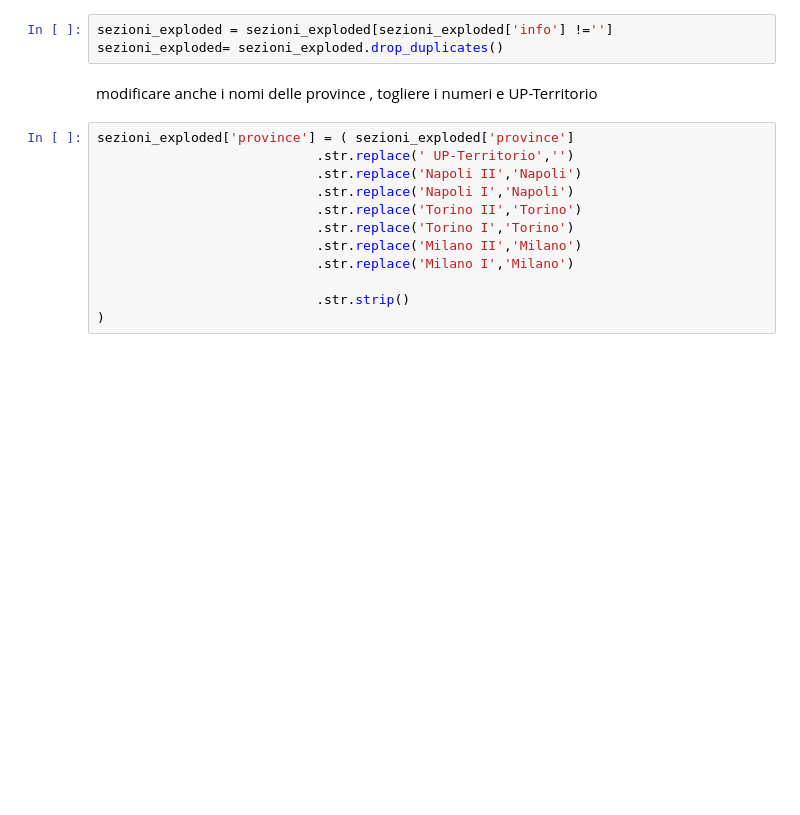
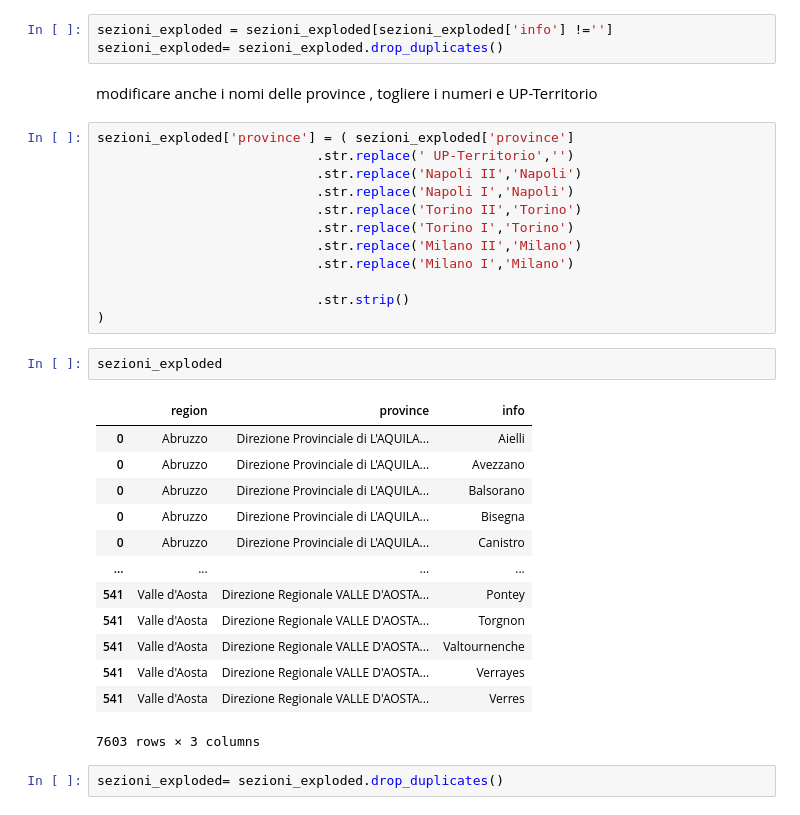
Before and after one commit to ClaudiaEsposit/Scraping_ade, a Jupyter notebook: mapping_sezioni_foro.ipynb, the cells around one changed output. Saved outputs shown, nothing was run; the diff lists cells and outputs as text; blank space fills up the shorter version.

```diff
--- a/mapping_sezioni_foro.ipynb
+++ b/mapping_sezioni_foro.ipynb
@@ -107,3 +136,21 @@ sezioni_exploded['province'] = ( sezioni_exploded['province']
 
                             .str.strip()
 )
+# %%
+sezioni_exploded
+# %% [output]
+|  | region | province | info |
+| 0 | Abruzzo | Direzione Provinciale di L'AQUILA... | Aielli |
+| 0 | Abruzzo | Direzione Provinciale di L'AQUILA... | Avezzano |
+| 0 | Abruzzo | Direzione Provinciale di L'AQUILA... | Balsorano |
+| 0 | Abruzzo | Direzione Provinciale di L'AQUILA... | Bisegna |
+| 0 | Abruzzo | Direzione Provinciale di L'AQUILA... | Canistro |
+| ... | ... | ... | ... |
+| 541 | Valle d'Aosta | Direzione Regionale VALLE D'AOSTA... | Pontey |
+| 541 | Valle d'Aosta | Direzione Regionale VALLE D'AOSTA... | Torgnon |
+| 541 | Valle d'Aosta | Direzione Regionale VALLE D'AOSTA... | Valtournenche |
+| 541 | Valle d'Aosta | Direzione Regionale VALLE D'AOSTA... | Verrayes |
+| 541 | Valle d'Aosta | Direzione Regionale VALLE D'AOSTA... | Verres |
+7603 rows × 3 columns
+# %%
+sezioni_exploded= sezioni_exploded.drop_duplicates()
```
Also changed, not shown: parts of 11 cells of this notebook, 3 other files.
